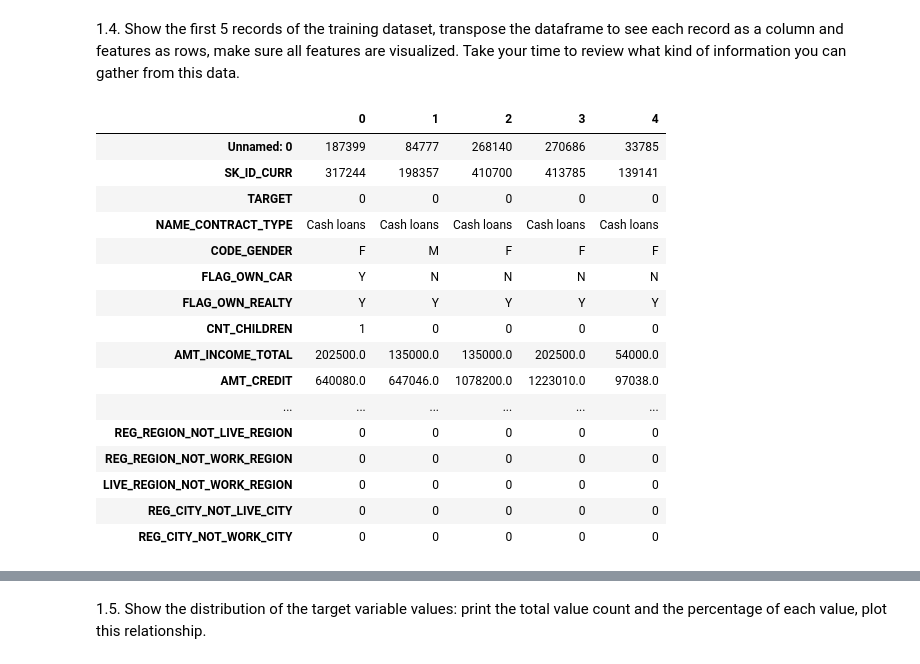
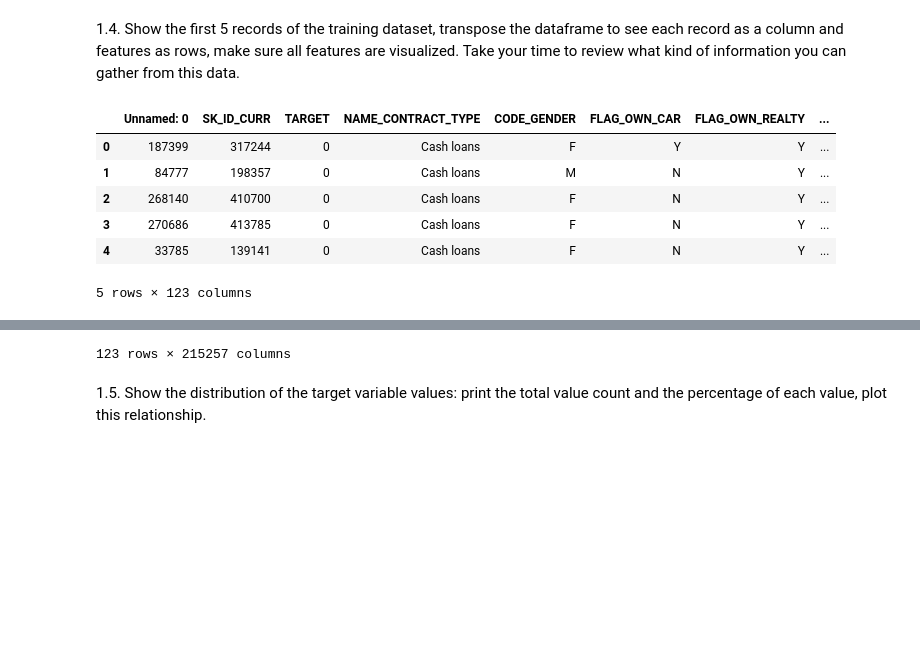
Before and after one commit to ja-818/home_credit_default_risk, a Jupyter notebook: sprint_3_julian_arango.ipynb, the cells around one changed output, grey strips where cells are left out. Saved outputs shown, nothing was run; the diff lists cells and outputs as text; code cells hidden in the pictures; blank space fills up the shorter version.

```diff
--- a/sprint_3_julian_arango.ipynb
+++ b/sprint_3_julian_arango.ipynb
@@ -101,22 +104,14 @@ print(list(app_train.columns))
 1.4. Show the first 5 records of the training dataset, transpose the dataframe to see each record as a column and features as rows, make sure all features are visualized. Take your time to review what kind of information you can gather from this data.
 # %%
 ### Complete in this cell: show first 5 records in a transposed table
-app_train.head().T.head(40)
+display(app_train.head(5))
+with pd.option_context('display.max_rows', None):
+  display(app_train.T)
 # %% [output]
-|  | 0 | 1 | 2 | 3 | 4 |
-| Unnamed: 0 | 187399 | 84777 | 268140 | 270686 | 33785 |
-| SK_ID_CURR | 317244 | 198357 | 410700 | 413785 | 139141 |
-| TARGET | 0 | 0 | 0 | 0 | 0 |
-| NAME_CONTRACT_TYPE | Cash loans | Cash loans | Cash loans | Cash loans | Cash loans |
-| CODE_GENDER | F | M | F | F | F |
-| FLAG_OWN_CAR | Y | N | N | N | N |
-| FLAG_OWN_REALTY | Y | Y | Y | Y | Y |
-| CNT_CHILDREN | 1 | 0 | 0 | 0 | 0 |
-| AMT_INCOME_TOTAL | 202500.0 | 135000.0 | 135000.0 | 202500.0 | 54000.0 |
-| AMT_CREDIT | 640080.0 | 647046.0 | 1078200.0 | 1223010.0 | 97038.0 |
-| ... | ... | ... | ... | ... | ... |
-| REG_REGION_NOT_LIVE_REGION | 0 | 0 | 0 | 0 | 0 |
-| REG_REGION_NOT_WORK_REGION | 0 | 0 | 0 | 0 | 0 |
-| LIVE_REGION_NOT_WORK_REGION | 0 | 0 | 0 | 0 | 0 |
-| REG_CITY_NOT_LIVE_CITY | 0 | 0 | 0 | 0 | 0 |
-| REG_CITY_NOT_WORK_CITY | 0 | 0 | 0 | 0 | 0 |
+|  | Unnamed: 0 | SK_ID_CURR | TARGET | NAME_CONTRACT_TYPE | CODE_GENDER | FLAG_OWN_CAR | FLAG_OWN_REALTY | ... |
+| 0 | 187399 | 317244 | 0 | Cash loans | F | Y | Y | ... |
+| 1 | 84777 | 198357 | 0 | Cash loans | M | N | Y | ... |
+| 2 | 268140 | 410700 | 0 | Cash loans | F | N | Y | ... |
+| 3 | 270686 | 413785 | 0 | Cash loans | F | N | Y | ... |
+| 4 | 33785 | 139141 | 0 | Cash loans | F | N | Y | ... |
+5 rows × 123 columns
@@ -123,3 +135,4 @@ app_train.head().T.head(40)
+123 rows × 215257 columns
 # %% [markdown]
 1.5. Show the distribution of the target variable values: print the total value count and the percentage of each value, plot this relationship.
 # %%
```
Also changed, not shown: parts of 8 cells of this notebook.
